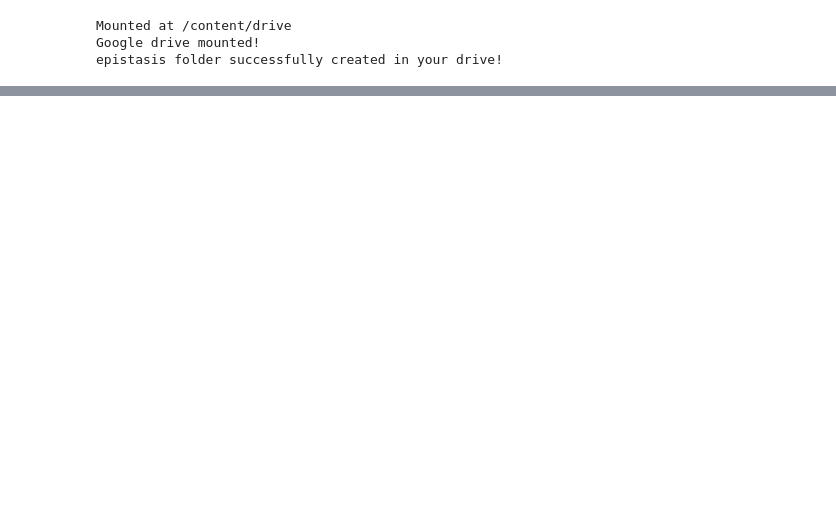
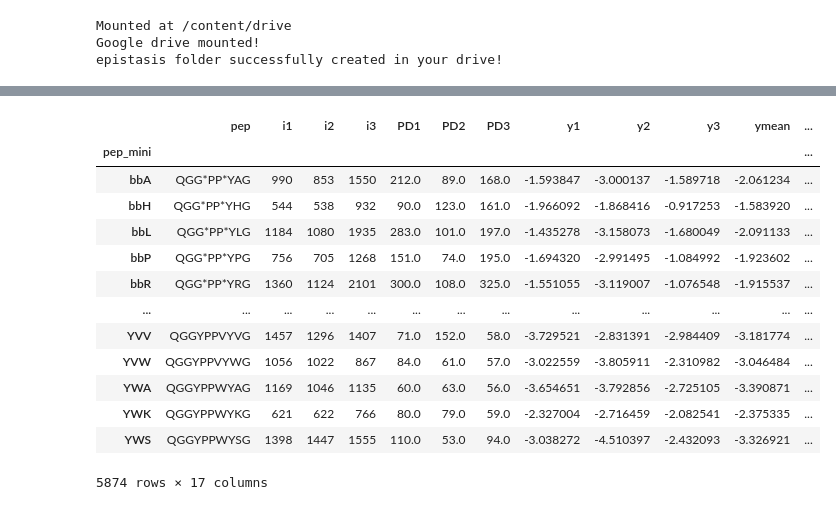
Before and after one commit to Creixell-lab/epystasis, a Jupyter notebook: Epistasis_20250807.ipynb, the cells around one changed output, grey strips where cells are left out. Drawn from its saved outputs; the diff is of its cells as text; code cells hidden in the pictures; blank space fills up the shorter version.

```diff
--- a/Epistasis_20250807.ipynb
+++ b/Epistasis_20250807.ipynb
@@ -207,13 +212,13 @@ file_path = "/content/drive/MyDrive/epistasis/YAP_PPxY" # @param {"type":"string
 os.makedirs(file_path, exist_ok=True)
 
 # @markdown Enter the file name and path of the combinatorial .csv file with peptide variant name and enrichment scores.
-Experimental_dataset_path = "/content/df_tang_270525.csv" # @param {"type":"string","placeholder":"PDL1"}
-df_tang = pd.read_csv(Experimental_dataset_path).set_index('pep')
-df_tang['pep_mini'] = df_tang['pep_']
+Experimental_dataset_path = "https://raw.githubusercontent.com/Creixell-lab/epystasis/main/example_files/df_tang_270525.csv" # @param {"type":"string","placeholder":"PDL1"}
+df_tang = pd.read_csv(Experimental_dataset_path)#.set_index('pep')
+
 
 # @markdown Enter the file name and path of the combinatorial .csv file with all peptide variants
-Dataframe_all_variants_path = "/content/variants_true_4xnns_YAP4A.csv" # @param {"type":"string","placeholder":"/content/bindcraft/example/PDL1.pdb"}
-variants_true_4xnns = pd.read_csv(Dataframe_all_variants_path, index_col =0)
+#Dataframe_all_variants_path = "https://raw.githubusercontent.com/Creixell-lab/epystasis/main/example_files/variants_true_3xnns_YAP4A.csv" # @param {"type":"string","placeholder":"/content/bindcraft/example/PDL1.pdb"}
+#variants_true_4xnns = pd.read_csv(Dataframe_all_variants_path, index_col =0)
 
 # @markdown Enter the number of positions involved, n
 n = 3 # @param {"type":"string","placeholder":"/content/bindcraft/example/PDL1.pdb"}
@@ -222,11 +227,20 @@ n = 3 # @param {"type":"string","placeholder":"/content/bindcraft/example/PDL1.p
 k = 21 # @param {"type":"string","placeholder":"/content/bindcraft/example/PDL1.pdb"}
 
 # @markdown Enter the identity and order of amino acids involved per position
-AA_involved = ['*','P', 'G', 'A', 'C', 'S', 'T', 'V', 'I', 'L', 'M', 'F', 'Y', 'W', 'H', 'K', 'R', 'Q', 'N', 'D', 'E'] # @param {"type":"string","placeholder":"/content/bindcraft/example/PDL1.pdb"}
+AA_involved = ['b','P', 'G', 'A', 'C', 'S', 'T', 'V', 'I', 'L', 'M', 'F', 'Y', 'W', 'H', 'K', 'R', 'Q', 'N', 'D', 'E'] # @param {"type":"string","placeholder":
 AA_seq_ = AA_involved
 
-# @markdown Enter the number of replicates used
-replicates_count = 3 # @param {"type":"string","placeholder":""}
+### markdown Enter the number of replicates used
+replicates_count = 1 # param {"type":"string","placeholder":""}
+
+# @markdown Enter the relevant phenotype column
+phenotype_column = 'ymean' # @param {"type":"string","placeholder":
+
+# @markdown Enter the relevant variant name column
+variant_column = 'pep_' # @param {"type":"string","placeholder":
+df_tang['pep_mini'] = df_tang[variant_column]
+AA_seq_ = AA_involved
+df_tang = df_tang.set_index('pep_mini')
 
 e = 3
 strings = '*' * n # how long is the epistasis term, linked to n characters
@@ -900,0 +903,17 @@ Pearson R-squared (Data vs Fit): 0.8201
+# %%
+df_tang
+# %% [output]
+|  | pep | i1 | i2 | i3 | PD1 | PD2 | PD3 | y1 | y2 | y3 | ymean | ... |
+| pep_mini |  |  |  |  |  |  |  |  |  |  |  | ... |
+| bbA | QGG*PP*YAG | 990 | 853 | 1550 | 212.0 | 89.0 | 168.0 | -1.593847 | -3.000137 | -1.589718 | -2.061234 | ... |
+| bbH | QGG*PP*YHG | 544 | 538 | 932 | 90.0 | 123.0 | 161.0 | -1.966092 | -1.868416 | -0.917253 | -1.583920 | ... |
+| bbL | QGG*PP*YLG | 1184 | 1080 | 1935 | 283.0 | 101.0 | 197.0 | -1.435278 | -3.158073 | -1.680049 | -2.091133 | ... |
+| bbP | QGG*PP*YPG | 756 | 705 | 1268 | 151.0 | 74.0 | 195.0 | -1.694320 | -2.991495 | -1.084992 | -1.923602 | ... |
+| bbR | QGG*PP*YRG | 1360 | 1124 | 2101 | 300.0 | 108.0 | 325.0 | -1.551055 | -3.119007 | -1.076548 | -1.915537 | ... |
+| ... | ... | ... | ... | ... | ... | ... | ... | ... | ... | ... | ... | ... |
+| YVV | QGGYPPVYVG | 1457 | 1296 | 1407 | 71.0 | 152.0 | 58.0 | -3.729521 | -2.831391 | -2.984409 | -3.181774 | ... |
+| YVW | QGGYPPVYWG | 1056 | 1022 | 867 | 84.0 | 61.0 | 57.0 | -3.022559 | -3.805911 | -2.310982 | -3.046484 | ... |
+| YWA | QGGYPPWYAG | 1169 | 1046 | 1135 | 60.0 | 63.0 | 56.0 | -3.654651 | -3.792856 | -2.725105 | -3.390871 | ... |
+| YWK | QGGYPPWYKG | 621 | 622 | 766 | 80.0 | 79.0 | 59.0 | -2.327004 | -2.716459 | -2.082541 | -2.375335 | ... |
+| YWS | QGGYPPWYSG | 1398 | 1447 | 1555 | 110.0 | 53.0 | 94.0 | -3.038272 | -4.510397 | -2.432093 | -3.326921 | ... |
+5874 rows × 17 columns
```
Also changed, not shown: parts of 10 cells of this notebook.
